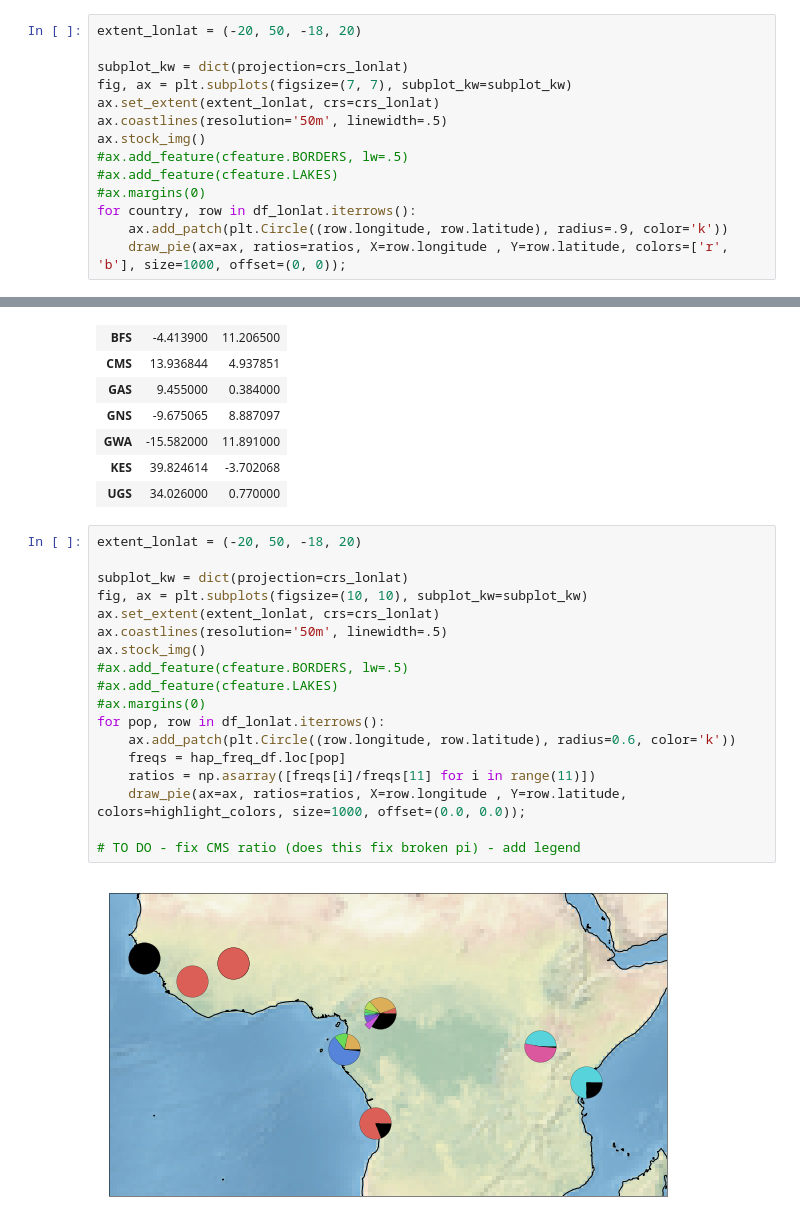
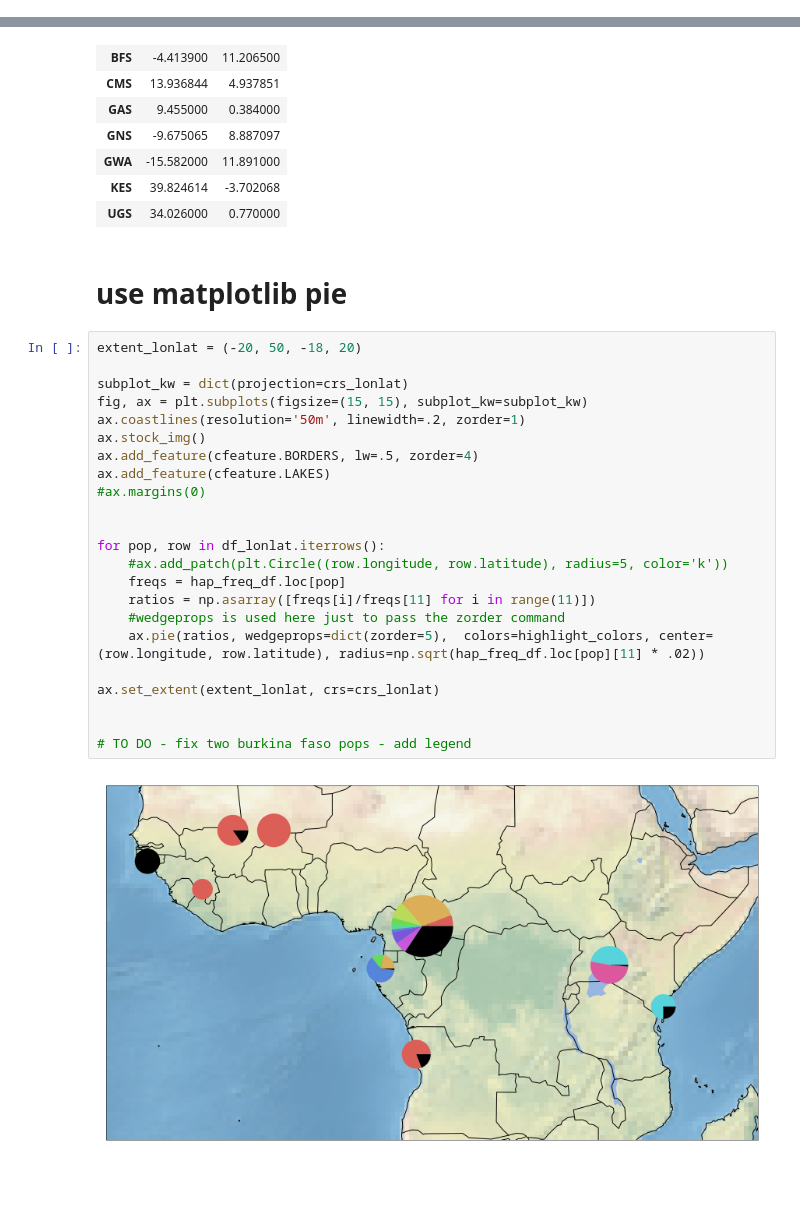
Before and after one commit to cclarkson/agam-vgsc-report, a Jupyter notebook: notebooks/Figure_1_DendroMap.ipynb, the cells around one changed output, grey strips where cells are left out. Saved outputs shown, nothing was run; the diff lists cells and outputs as text; blank space fills up the shorter version.

Commit message:
pie map just needs direction...

```diff
--- a/notebooks/Figure_1_DendroMap.ipynb
+++ b/notebooks/Figure_1_DendroMap.ipynb
@@ -101,14 +47,0 @@ def draw_pie(ax, ratios, X, Y, colors, offset=(-300000, 300000), size=1000, lw=0
-# %%
-extent_lonlat = (-20, 50, -18, 20)
-
-subplot_kw = dict(projection=crs_lonlat)
-fig, ax = plt.subplots(figsize=(7, 7), subplot_kw=subplot_kw)
-ax.set_extent(extent_lonlat, crs=crs_lonlat)
-ax.coastlines(resolution='50m', linewidth=.5)
-ax.stock_img()
-#ax.add_feature(cfeature.BORDERS, lw=.5)
-#ax.add_feature(cfeature.LAKES)
-#ax.margins(0)
-for country, row in df_lonlat.iterrows():
-    ax.add_patch(plt.Circle((row.longitude, row.latitude), radius=.9, color='k'))
-    draw_pie(ax=ax, ratios=ratios, X=row.longitude , Y=row.latitude, colors=['r', 'b'], size=1000, offset=(0, 0));
@@ -309,23 +240,30 @@ df_lonlat
 | GWA | -15.582000 | 11.891000 |
 | KES | 39.824614 | -3.702068 |
 | UGS | 34.026000 | 0.770000 |
+# %% [markdown]
+# use matplotlib pie
 # %%
 extent_lonlat = (-20, 50, -18, 20)
 
 subplot_kw = dict(projection=crs_lonlat)
-fig, ax = plt.subplots(figsize=(10, 10), subplot_kw=subplot_kw)
-ax.set_extent(extent_lonlat, crs=crs_lonlat)
-ax.coastlines(resolution='50m', linewidth=.5)
+fig, ax = plt.subplots(figsize=(15, 15), subplot_kw=subplot_kw)
+ax.coastlines(resolution='50m', linewidth=.2, zorder=1)
 ax.stock_img()
-#ax.add_feature(cfeature.BORDERS, lw=.5)
-#ax.add_feature(cfeature.LAKES)
+ax.add_feature(cfeature.BORDERS, lw=.5, zorder=4)
+ax.add_feature(cfeature.LAKES)
 #ax.margins(0)
+
+
 for pop, row in df_lonlat.iterrows():
-    ax.add_patch(plt.Circle((row.longitude, row.latitude), radius=0.6, color='k'))
+    #ax.add_patch(plt.Circle((row.longitude, row.latitude), radius=5, color='k'))
     freqs = hap_freq_df.loc[pop]
     ratios = np.asarray([freqs[i]/freqs[11] for i in range(11)])
-    draw_pie(ax=ax, ratios=ratios, X=row.longitude , Y=row.latitude, colors=highlight_colors, size=1000, offset=(0.0, 0.0));
+    #wedgeprops is used here just to pass the zorder command
+    ax.pie(ratios, wedgeprops=dict(zorder=5),  colors=highlight_colors, center=(row.longitude, row.latitude), radius=np.sqrt(hap_freq_df.loc[pop][11] * .02))
 
-# TO DO - fix CMS ratio (does this fix broken pi) - add legend
+ax.set_extent(extent_lonlat, crs=crs_lonlat)
+
+
+# TO DO - fix two burkina faso pops - add legend
 # %% [output]
-[figure, old version]
+[figure, new version]
```
Also changed, not shown: parts of 14 cells of this notebook.
